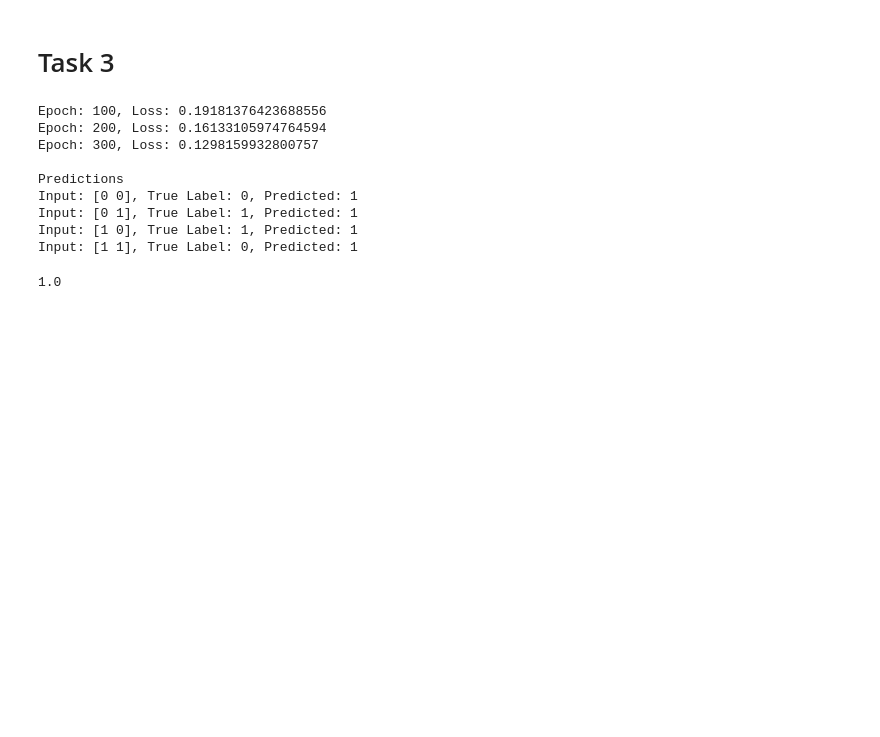
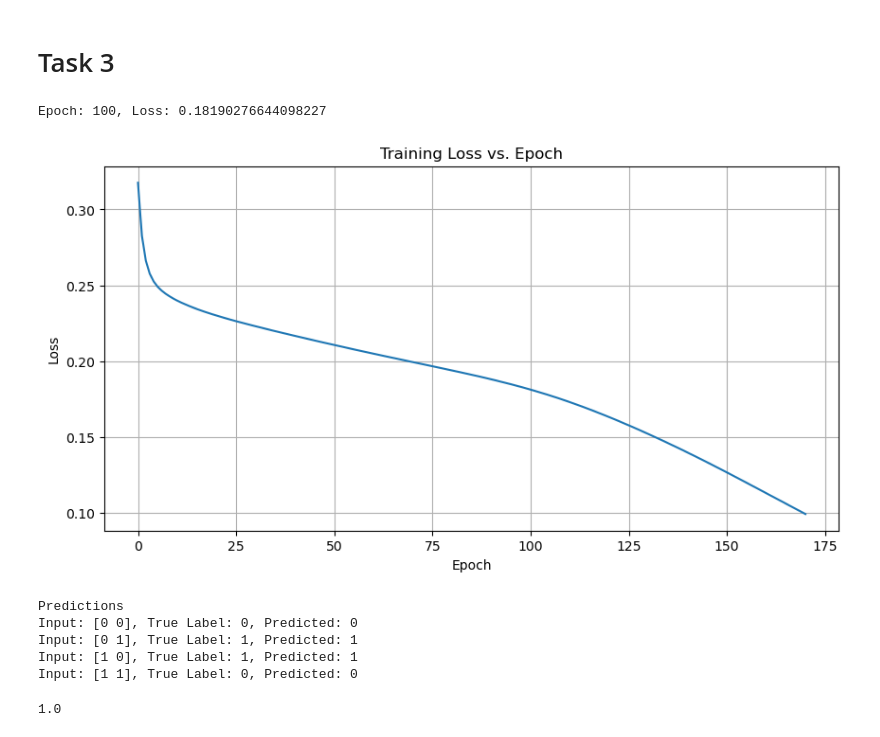
Before and after one commit to filipe-21903016/idl-assignment-0, a Jupyter notebook: assignment_0.ipynb, the cells around one changed output. Drawn from its saved outputs; the diff is of its cells as text; code cells hidden in the pictures; blank space fills up the shorter version.

Commit message:
using tanh

```diff
--- a/assignment_0.ipynb
+++ b/assignment_0.ipynb
@@ -404,6 +404,8 @@ def grdmse(weights, epochs=1000, alpha=0.1, max_loss = 0.1):
 
     epoch = 0
     loss = 1
+
+    losses = []
     while epoch < epochs and loss > max_loss:
         w1, b1, w2, b2 = unpack_weights(weights)
         # Feedforward
@@ -411,6 +413,7 @@ def grdmse(weights, epochs=1000, alpha=0.1, max_loss = 0.1):
 
         # Compute Loss
         loss =  mse(a2, Y_train)
+        losses.append(loss)
 
         # Backpropagation
         dJ_da2 = a2 - Y_train
@@ -421,44 +424,50 @@ def grdmse(weights, epochs=1000, alpha=0.1, max_loss = 0.1):
         dz2_da1 = w2
 
         dJ_da1 = np.dot(dJ_da2 * da2_dz2, dz2_da1.T)
         dJ_dw1 = np.dot(X_train.T, dJ_da1 * tanh_derivative(a1))
 
         w1 -= alpha * dJ_dw1
         w2 -= alpha * dJ_dw2
         b1 -= alpha * np.sum(dJ_da1 * tanh_derivative(a1), axis=0)
         b2 -= alpha * np.sum(dJ_da2 * da2_dz2, axis=0)
 
         epoch += 1
         if epoch % 100 == 0:
             print(f'Epoch: {epoch}, Loss: {loss}')
 
-    return w1, b1, w2, b2
+    return w1, b1, w2, b2, losses
 
 
 weights = np.random.uniform(-1, 1, (9))
 
-w1, b1, w2, b2 = grdmse(weights)
+w1, b1, w2, b2, losses = grdmse(weights)
+
+plt.figure(figsize=(10,5))
+plt.plot(losses)
+plt.title('Training Loss vs. Epoch')
+plt.xlabel('Epoch')
+plt.ylabel('Loss')
+plt.grid(True)
+plt.show()
 
 # Predictions
 print("\nPredictions")
 for x, y in zip(X_train, Y_train):
     z1 = np.dot(x, w1) + b1
-    a1 = sigmoid(z1)
+    a1 = tanh_activation(z1)
     z2 = np.dot(a1, w2) + b2
-    a2 = sigmoid(z2)
+    a2 = tanh_activation(z2)
     print(f"Input: {x}, True Label: {y[0]}, Predicted: {round(a2[0][0])}")
 
 z1, a1, z2, a2 = predict(w1, w2, b1, b2)
 Y_pred = np.where(a2 < 0.5, 0, 1)
 accuracy_score(Y_train, Y_pred)
 # %% [output]
-Epoch: 100, Loss: 0.19181376423688556
-Epoch: 200, Loss: 0.16133105974764594
-Epoch: 300, Loss: 0.1298159932800757
-
-Predictions
-Input: [0 0], True Label: 0, Predicted: 1
-Input: [0 1], True Label: 1, Predicted: 1
-Input: [1 0], True Label: 1, Predicted: 1
-Input: [1 1], True Label: 0, Predicted: 1
+Epoch: 100, Loss: 0.18190276644098227
+[figure, added]
-1.0
+Predictions
+Input: [0 0], True Label: 0, Predicted: 0
+Input: [0 1], True Label: 1, Predicted: 1
+Input: [1 0], True Label: 1, Predicted: 1
+Input: [1 1], True Label: 0, Predicted: 0
+1.0
```
